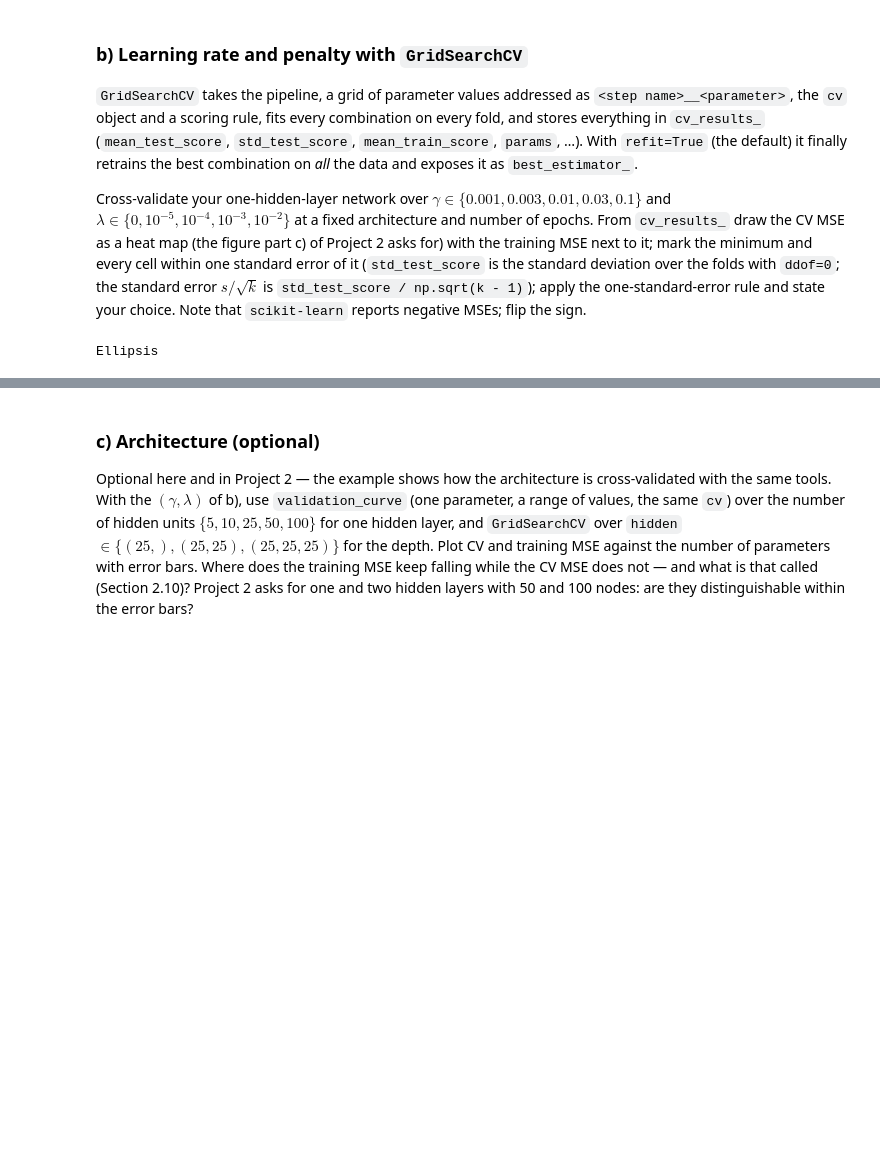
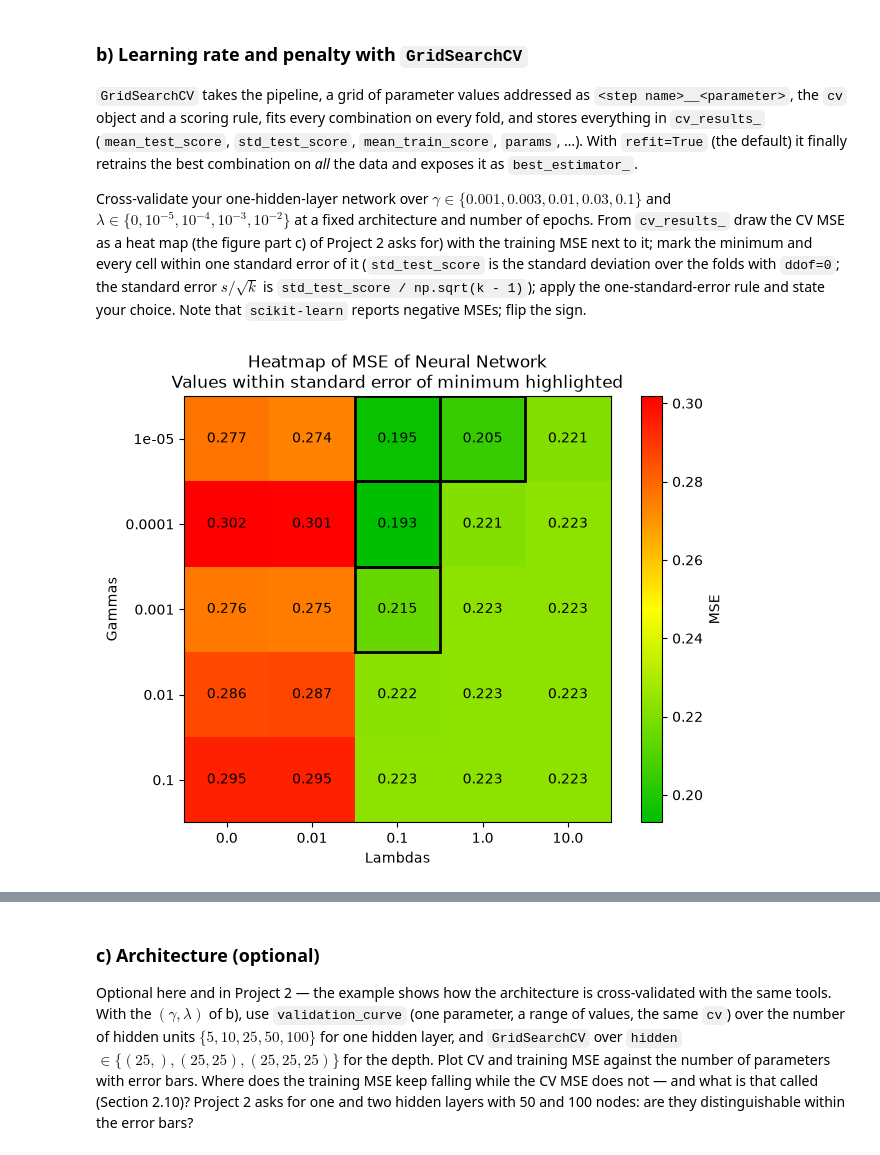
Before and after one commit to leanderlindgren/fys-stk4155_exercises, a Jupyter notebook: exercisesweek44.ipynb, the cells around one changed output, grey strips where cells are left out. Drawn from its saved outputs; the diff is of its cells as text; code cells hidden in the pictures; blank space fills up the shorter version.

Commit message:
Finished mandatory parts of exercise 2. Fixed spelling and grammatical errors and filled in some things in exercise 1.

```diff
--- a/exercisesweek44.ipynb
+++ b/exercisesweek44.ipynb
@@ -337,7 +568,7 @@ class NeuralNetRegressor(BaseEstimator, RegressorMixin):
         self.activation_funcs = [ReLU for _ in self.hidden] + [sigmoid]
         self.activation_ders = [ReLU_der for _ in self.hidden] + [sigmoid_der]
         self.create_layers(1, 1)
-        self.cost_der = mse_der
+        self.cost_fun_der = mse_der
         self.train_stochastic(X, y)
         return self
 
@@ -353,6 +584,10 @@ class NeuralNetRegressor(BaseEstimator, RegressorMixin):
     def cost(self, inputs: np.ndarray, targets: np.ndarray) -> float:
         predicts = self.predict(inputs)
         return self.cost_fun(predicts, targets) + sum(self.lmbd*np.sum(W**2) for W, _ in self.layers_)
+
+    def cost_der(self, inputs: np.ndarray, targets: np.ndarray) -> float:
+        predict = self.predict(inputs)
+        return self.cost_fun_der(predict, targets) + 2*self.lmbd
 
     def create_layers(
             self,
@@ -428,10 +663,12 @@ class NeuralNetRegressor(BaseEstimator, RegressorMixin):
             layer_grads: list[tuple[np.ndarray]]
         ) -> None:
         scale = (self.batch_size//n)+1
-        self.layers_ = [
+        layers = [
             (W - self.gamma*scale * dW, b - self.gamma*scale * db)
             for (W, b), (dW, db) in zip(self.layers_, layer_grads)
         ]
+
+        self.layers_ = layers
 
     def split_minibatches(self, inputs, targets):
         n = len(targets)
@@ -534,13 +775,73 @@ next to it; mark the minimum and every cell within one standard error of it
 the standard error $s/\sqrt{k}$ is `std_test_score / np.sqrt(k - 1)`); apply the one-standard-error rule and state your choice. Note
 that `scikit-learn` reports negative MSEs; flip the sign.
 # %%
-param_grid = {"neuralnetregressor__gamma": [0.001, 0.003, 0.01, 0.03, 0.1],
-              "neuralnetregressor__lmbd": [0.0, 1e-5, 1e-4, 1e-3, 1e-2]}
+param_grid = {"neuralnetregressor__gamma": [1e-5, 1e-4, 1e-3, 1e-2, 1e-1],
+              "neuralnetregressor__lmbd": [0.0, 1e-2, 1e-1, 1.0, 10.0]}
+cv = KFold(n_splits=5, shuffle=True, random_state=2026)
+net = make_pipeline(StandardScaler(), NeuralNetRegressor(hidden=(50,), epochs=1000))
 search = GridSearchCV(net, param_grid, cv=cv, scoring="neg_mean_squared_error", return_train_score=True, n_jobs=-1)
 search.fit(X, y)
+best_nn = search.best_estimator_
 results = search.cv_results_          # a dict of arrays, one entry per grid point
 mse = -results["mean_test_score"].reshape(5, 5)
 se = results["std_test_score"].reshape(5, 5) / np.sqrt(cv.get_n_splits() - 1)
-...
-# %% [output]
-Ellipsis
+# %%
+import matplotlib as mpl
+fig, ax = plt.subplots()
+segmentdata = {
+    'red':   [(0.0, 0.0, 0.0),
+              (0.5, 1.0, 1.0),
+              (1.0, 1.0, 1.0)],
+    'green': [(0.0, 1.0, 0.75),
+              (0.5, 1.0, 1.0),
+              (1.0, 0.0, 0.0)],
+    'blue':  [(0.0, 0.0, 0.0),
+              (0.5, 0.0, 0.0),
+              (1.0, 0.0, 0.0)]
+}
+segmentdata = {
+    'red':   [(0.0, 0.0, 0.0),
+              (0.5, 1.0, 1.0),
+              (1.0, 1.0, 0.0)],
+    'green': [(0.0, 0.0, 0.75),
+              (0.5, 1.0, 1.0),
+              (1.0, 0.0, 0.0)],
+    'blue':  [(0.0, 0.0, 0.0),
+              (0.5, 0.0, 0.0),
+              (1.0, 0.0, 0.0)]
+}
+cmap = mpl.colors.LinearSegmentedColormap(name="GrYlRd", segmentdata=segmentdata)
+im = ax.imshow(mse, cmap=cmap)
+gammas = param_grid["neuralnetregressor__gamma"]
+lambdas = param_grid["neuralnetregressor__lmbd"]
+ax.set_xticks(range(len(lambdas)), labels=lambdas)
+ax.set_yticks(range(len(gammas)), labels=gammas)
+mse_round = np.round(mse, 3)
+for i in range(len(gammas)):
+    for j in range(len(lambdas)):
+        text = ax.text(j, i, mse_round[i, j],
+                       ha="center", va="center", color="k")
+fig.tight_layout()
+ax.set_xlabel("Lambdas")
+ax.set_ylabel("Gammas")
+def highlight(x, y, ax):
+    ax.add_patch(plt.Rectangle((x-0.5, y-0.5), 1, 1, fill=False, lw=2))
+
+min_mse = np.min(mse)
+min_se = se[np.where(mse == min_mse)]
+highlight_idx = np.array(np.where(abs(mse - min_mse) < min_se)).T
+
+for (yi, xi) in highlight_idx:
+    highlight(xi, yi, ax)
+
+plt.colorbar(im, label="MSE")
+plt.title("Heatmap of MSE of Neural Network\nValues within standard error of minimum highlighted")
+plt.show()
+
+# We decided on this model
+nn_best_gamma = 0.001
+nn_best_lambda = 0.1
+nn_mse = mse[2, 2]
+nn_se = se[2, 2]
+# %% [output]
+[figure, added]
```
Also changed, not shown: parts of 17 cells of this notebook.
